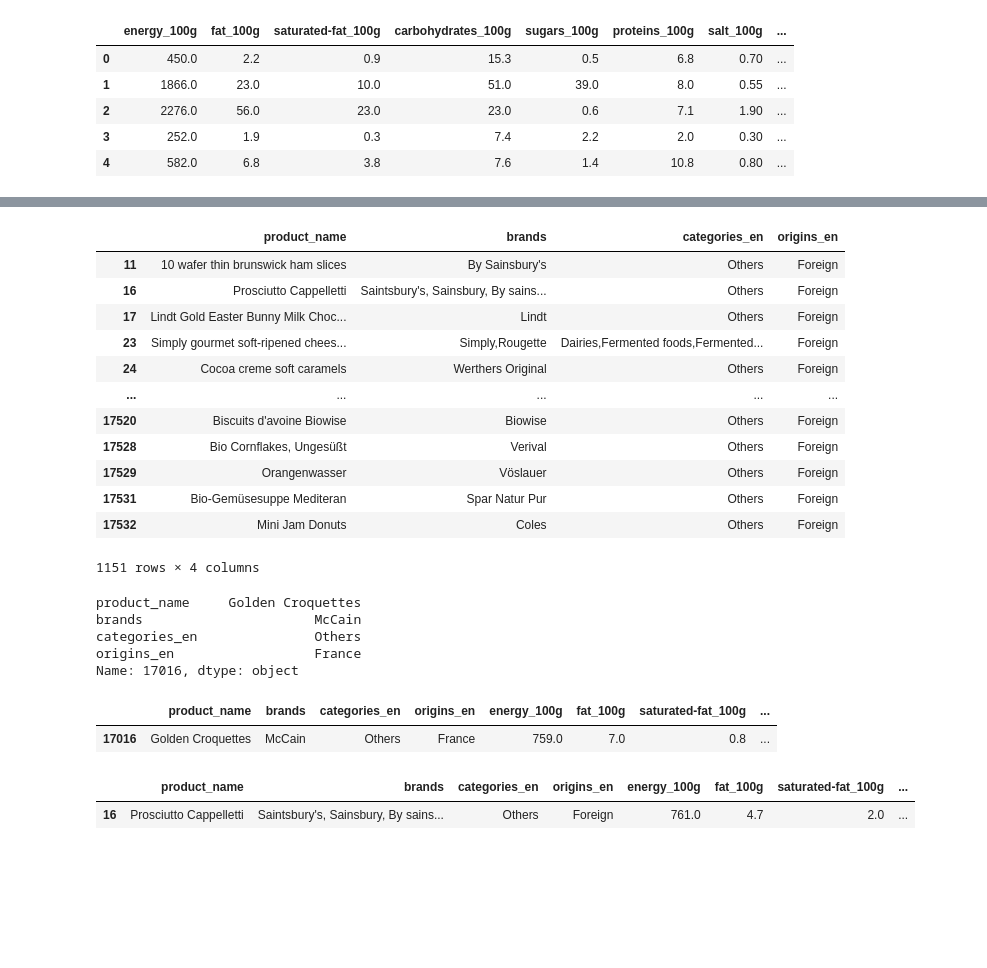
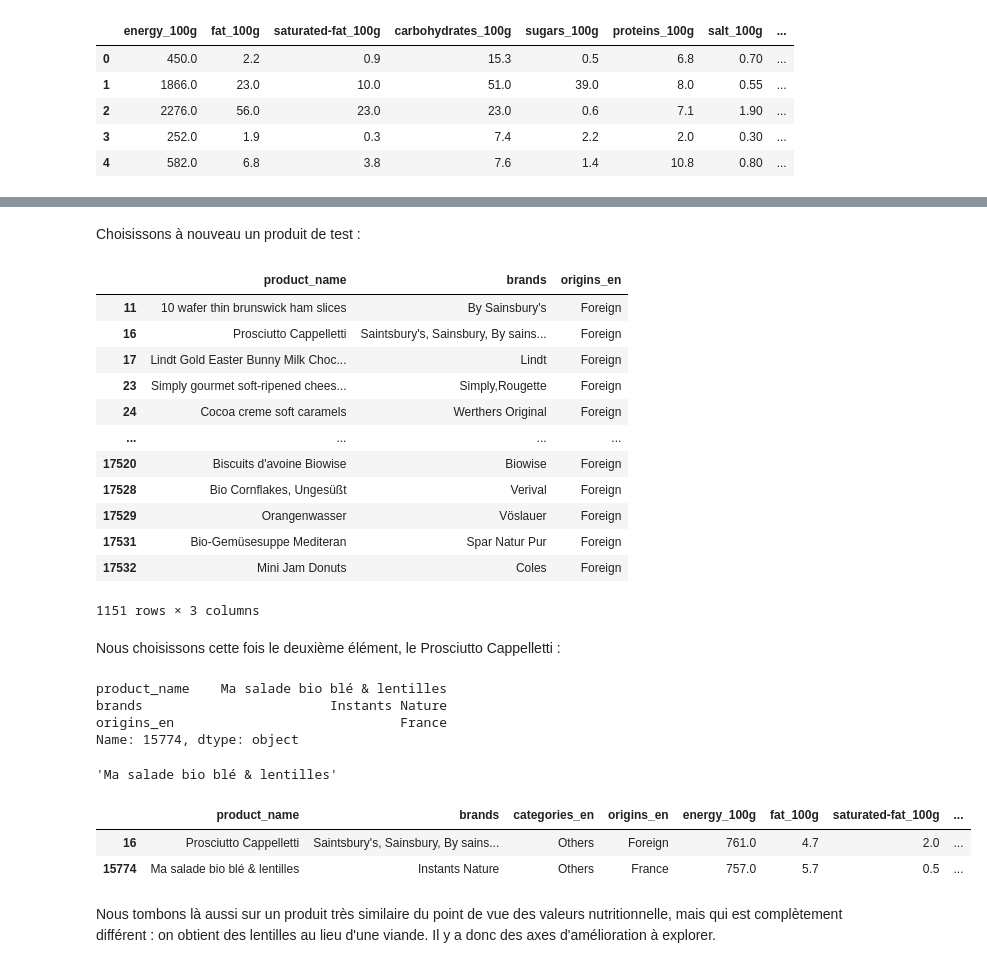
Before and after one commit to Anvil-Late/DS_prj3, a Jupyter notebook: Projet3_p2.ipynb, the cells around one changed output, grey strips where cells are left out. Saved outputs shown, nothing was run; the diff lists cells and outputs as text; code cells hidden in the pictures; blank space fills up the shorter version.

```diff
--- a/Projet3_p2.ipynb
+++ b/Projet3_p2.ipynb
@@ -350,0 +357,3 @@ La première étape consiste en la séparation entre ces deux types de variables
+# %%
+cat_data = pd.get_dummies(cleandata.loc[:, "categories_en"])
+cleandata2 = pd.concat([cleandata.drop(columns = "categories_en"), cat_data], axis = 1)
@@ -351,3 +364,3 @@ La première étape consiste en la séparation entre ces deux types de variables
 # %%
-idvars = cleandata.loc[:, :"origins_en"]
-measvars = cleandata.loc[:, "energy_100g":]
+idvars = cleandata2.loc[:, :"origins_en"]
+measvars = cleandata2.loc[:, "energy_100g":]
@@ -384,2 +425,2 @@ measvars_m = measvars.to_numpy()
 # %%
-point_tree = spatial.cKDTree(measvars_m)
+point_tree = spatial.cKDTree(measvars)
@@ -441,42 +462,60 @@ Name: 11, dtype: object
 # %%
 def get_similar(product):
+    n = 1
     id_index = idvars.index[idvars["product_name"] == product].tolist()[0]
     init_input = measvars.iloc[id_index, :].tolist()
-    nearest_points = point_tree.query_ball_point(init_input, 10)
+    nearest_points = point_tree.query_ball_point(init_input, n)
     output_frame = idvars.iloc[nearest_points, :]
     output_frame = output_frame.loc[output_frame["origins_en"] == "France", :]
+
+    # Si nous ne trouvons pas de voisin dans notre champ de recherche, on l'élargit
+    # par incréments de 1
+    while output_frame.shape[0] == 0:
+        n += 1
+        id_index = idvars.index[idvars["product_name"] == product].tolist()[0]
+        init_input = measvars.iloc[id_index, :].tolist()
+        nearest_points = point_tree.query_ball_point(init_input, n)
+        output_frame = idvars.iloc[nearest_points, :]
+        output_frame = output_frame.loc[output_frame["origins_en"] == "France", :]
+
+
     return output_frame.iloc[0, :]
+# %% [markdown]
+Choisissons à nouveau un produit de test :
 # %%
 idvars.loc[idvars["origins_en"] == "Foreign", :]
 # %% [output]
-|  | product_name | brands | categories_en | origins_en |
-| 11 | 10 wafer thin brunswick ham slices | By Sainsbury's | Others | Foreign |
-| 16 | Prosciutto Cappelletti | Saintsbury's, Sainsbury, By sains... | Others | Foreign |
-| 17 | Lindt Gold Easter Bunny Milk Choc... | Lindt | Others | Foreign |
-| 23 | Simply gourmet soft-ripened chees... | Simply,Rougette | Dairies,Fermented foods,Fermented... | Foreign |
-| 24 | Cocoa creme soft caramels | Werthers Original | Others | Foreign |
-| ... | ... | ... | ... | ... |
-| 17520 | Biscuits d'avoine Biowise | Biowise | Others | Foreign |
-| 17528 | Bio Cornflakes, Ungesüßt | Verival | Others | Foreign |
-| 17529 | Orangenwasser | Vöslauer | Others | Foreign |
-| 17531 | Bio-Gemüsesuppe Mediteran | Spar Natur Pur | Others | Foreign |
-| 17532 | Mini Jam Donuts | Coles | Others | Foreign |
+|  | product_name | brands | origins_en |
+| 11 | 10 wafer thin brunswick ham slices | By Sainsbury's | Foreign |
+| 16 | Prosciutto Cappelletti | Saintsbury's, Sainsbury, By sains... | Foreign |
+| 17 | Lindt Gold Easter Bunny Milk Choc... | Lindt | Foreign |
+| 23 | Simply gourmet soft-ripened chees... | Simply,Rougette | Foreign |
+| 24 | Cocoa creme soft caramels | Werthers Original | Foreign |
+| ... | ... | ... | ... |
+| 17520 | Biscuits d'avoine Biowise | Biowise | Foreign |
+| 17528 | Bio Cornflakes, Ungesüßt | Verival | Foreign |
+| 17529 | Orangenwasser | Vöslauer | Foreign |
+| 17531 | Bio-Gemüsesuppe Mediteran | Spar Natur Pur | Foreign |
+| 17532 | Mini Jam Donuts | Coles | Foreign |
-1151 rows × 4 columns
+1151 rows × 3 columns
+# %% [markdown]
+Nous choisissons cette fois le deuxième élément, le Prosciutto Cappelletti :
 # %%
 get_similar("Prosciutto Cappelletti")
 # %% [output]
-product_name     Golden Croquettes
-brands                      McCain
-categories_en               Others
-origins_en                  France
-Name: 17016, dtype: object
+product_name    Ma salade bio blé & lentilles
+brands                        Instants Nature
+origins_en                             France
+Name: 15774, dtype: object
+# %%
+get_similar("Prosciutto Cappelletti")[0]
+# %% [output]
+'Ma salade bio blé & lentilles'
 # %%
-cleandata.loc[cleandata["product_name"] == "Golden Croquettes",:]
+cleandata.loc[cleandata["product_name"].isin([get_similar("Prosciutto Cappelletti")[0],"Prosciutto Cappelletti"]), :]
 # %% [output]
 |  | product_name | brands | categories_en | origins_en | energy_100g | fat_100g | saturated-fat_100g | ... |
-| 17016 | Golden Croquettes | McCain | Others | France | 759.0 | 7.0 | 0.8 | ... |
+| 16 | Prosciutto Cappelletti | Saintsbury's, Sainsbury, By sains... | Others | Foreign | 761.0 | 4.7 | 2.0 | ... |
+| 15774 | Ma salade bio blé & lentilles | Instants Nature | Others | France | 757.0 | 5.7 | 0.5 | ... |
-# %%
-cleandata.loc[cleandata["product_name"] == "Prosciutto Cappelletti",:]
-# %% [output]
-|  | product_name | brands | categories_en | origins_en | energy_100g | fat_100g | saturated-fat_100g | ... |
-| 16 | Prosciutto Cappelletti | Saintsbury's, Sainsbury, By sains... | Others | Foreign | 761.0 | 4.7 | 2.0 | ... |
+# %% [markdown]
+Nous tombons là aussi sur un produit très similaire du point de vue des valeurs nutritionnelle, mais qui est complètement différent : on obtient des lentilles au lieu d'une viande. Il y a donc des axes d'amélioration à explorer.
```
Also changed, not shown: parts of 28 cells of this notebook.
